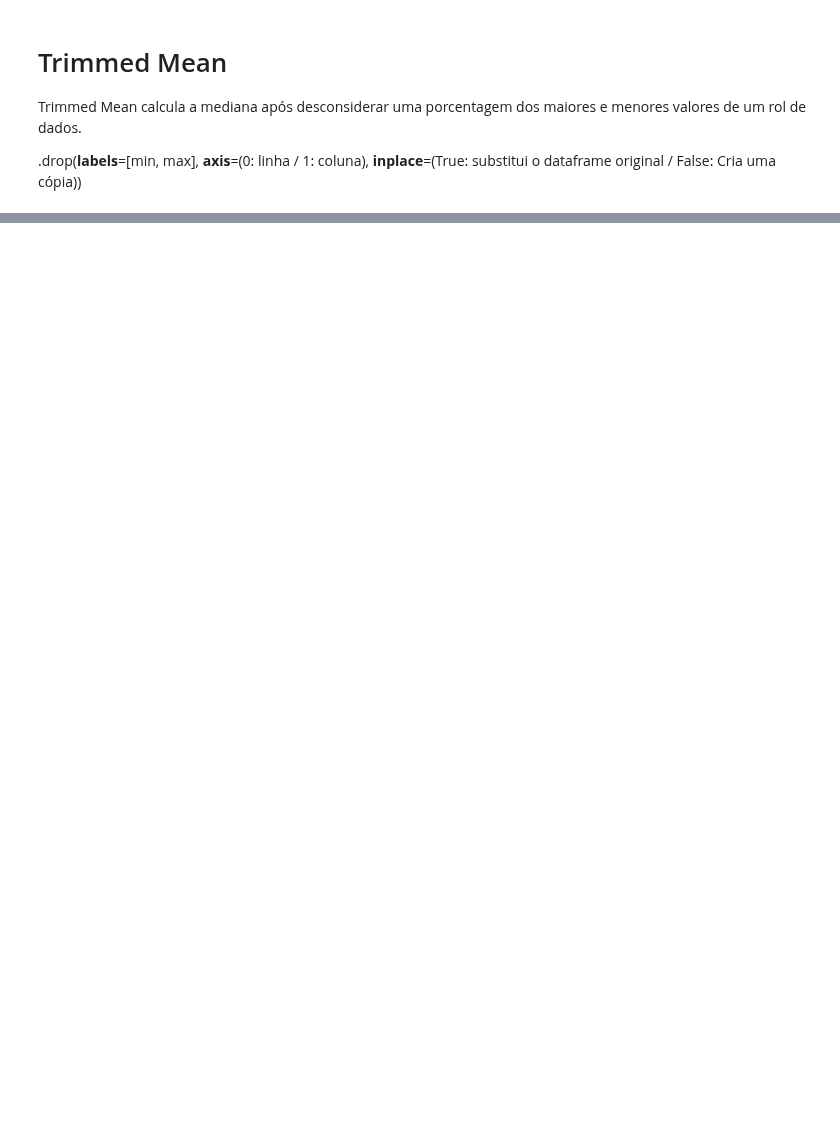
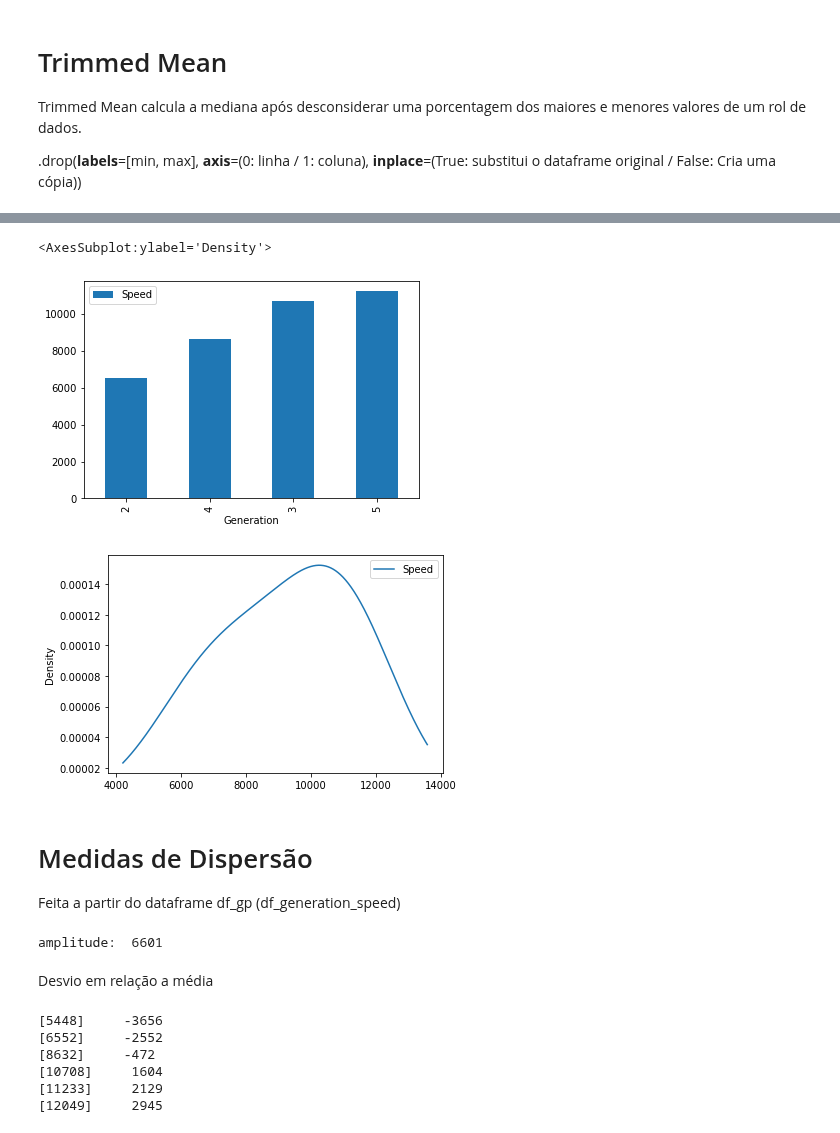
Before and after one commit to mathemaia/studies, a Jupyter notebook: Python/Jupyter/pokemon/pokemon.ipynb, the cells around one changed output, grey strips where cells are left out. Drawn from its saved outputs; the diff is of its cells as text; code cells hidden in the pictures; blank space fills up the shorter version.

```diff
--- a/Python/Jupyter/pokemon/pokemon.ipynb
+++ b/Python/Jupyter/pokemon/pokemon.ipynb
@@ -87,0 +78,31 @@ dtype: float64
+# %%
+trimm_mean.plot(kind='bar')
+trimm_mean.plot(kind='density')
+# %% [output]
+<AxesSubplot:ylabel='Density'>
+[figure, added]
+[figure, added]
+# %% [markdown]
+# Medidas de Dispersão
+Feita a partir do dataframe df_gp (df_generation_speed)
+# %%
+amplitude = int(df_gp['Speed'].max()) - int(df_gp['Speed'].min())
+print('amplitude: ', amplitude)
+# %% [output]
+amplitude:  6601
+# %% [markdown]
+Desvio em relação a média
+# %%
+valores_speed = list(df_gp['Speed'])
+sum = 0
+
+for i in valores_speed:
+    sum = sum + i
+    print(f'[{i}]    ', round(i - media))
+# %% [output]
+[5448]     -3656
+[6552]     -2552
+[8632]     -472
+[10708]     1604
+[11233]     2129
+[12049]     2945
```
Also changed, not shown: parts of 5 cells of this notebook.
